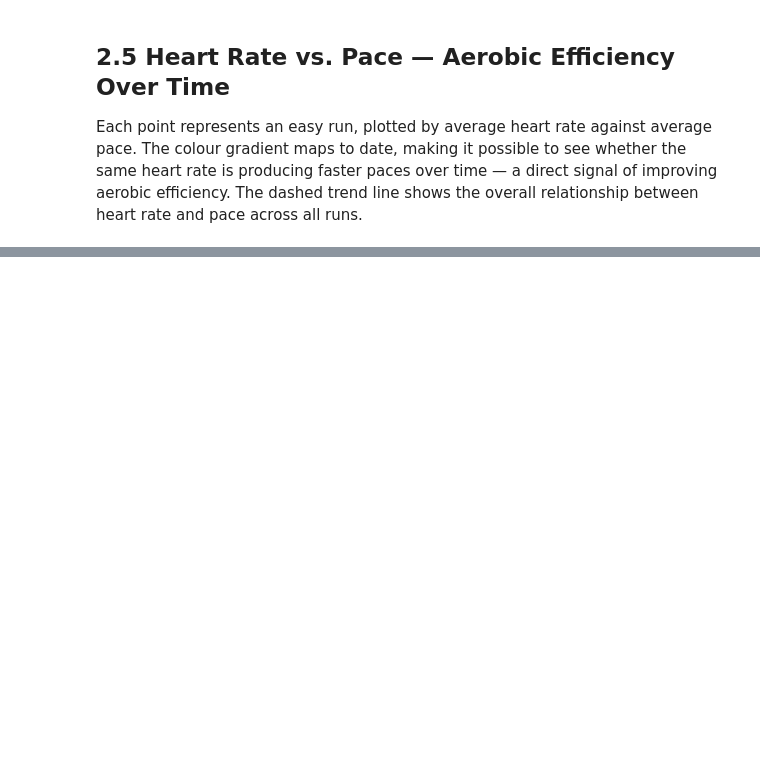
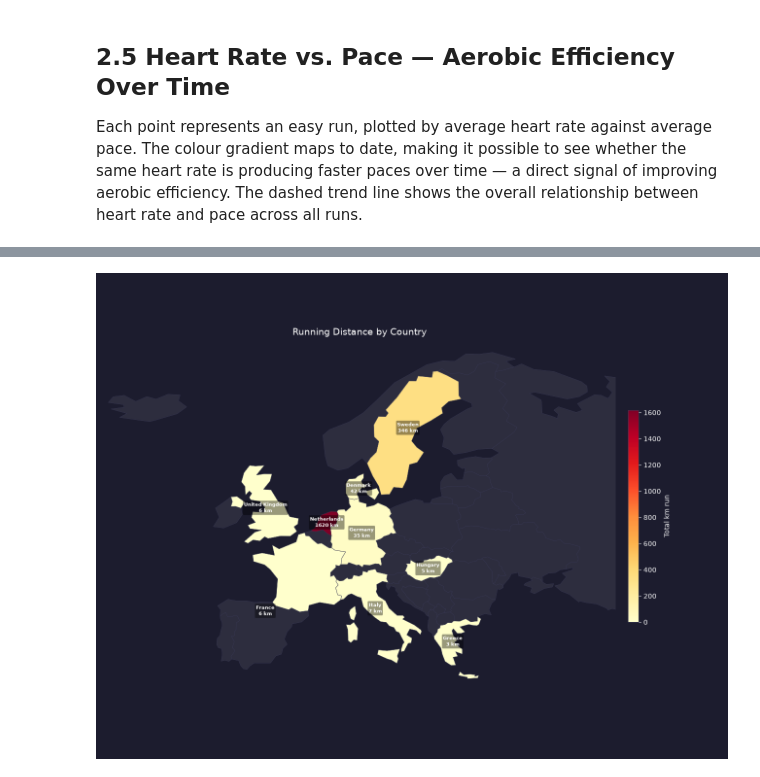
Before and after one commit to PersiFederico/SportAnalytics, a Jupyter notebook: Strava_Analytics.ipynb, the cells around one changed output, grey strips where cells are left out. Cells and saved outputs as stored; diff of their text form; code cells hidden in the pictures; blank space fills up the shorter version.

Commit message:
Added Running Distance by Country

```diff
--- a/Strava_Analytics.ipynb
+++ b/Strava_Analytics.ipynb
@@ -516,0 +501,97 @@ Runs plotted: 150
+# %%
+# Requires: pip install geopandas cartopy
+# cartopy auto-downloads and caches the Natural Earth shapefile on first run
+
+%matplotlib widget
+import os
+import matplotlib.pyplot as plt
+import matplotlib.colors as mcolors
+import matplotlib.cm as cm
+import geopandas as gpd
+import cartopy.io.shapereader as shpreader
+from dotenv import load_dotenv
+load_dotenv()
+
+FIGURES_DIR = os.getenv("FIGURES_DIR")
+os.makedirs(FIGURES_DIR, exist_ok=True)
+
+# ---- Data prep ----
+runs_geo = df[
+    df["start_lat"].notna() & df["start_lng"].notna() &
+    (df["activity_type"] == "Run")
+].copy()
+
+gdf_runs = gpd.GeoDataFrame(
+    runs_geo[["distance", "start_lat", "start_lng"]],
+    geometry=gpd.points_from_xy(runs_geo["start_lng"], runs_geo["start_lat"]),
+    crs="EPSG:4326"
+)
+
+ne_path = shpreader.natural_earth(resolution="110m", category="cultural", name="admin_0_countries")
+world = gpd.read_file(ne_path)[["NAME", "CONTINENT", "geometry"]].rename(
+    columns={"NAME": "name", "CONTINENT": "continent"}
+)
+
+# Reproject to EPSG:3035 for accurate nearest-distance calculation (meters, not degrees)
+gdf_runs_proj = gdf_runs.to_crs("EPSG:3035")
+world_proj    = world[["name", "continent", "geometry"]].to_crs("EPSG:3035")
+
+joined = gpd.sjoin_nearest(gdf_runs_proj, world_proj, how="left")
+joined = joined[joined["continent"] == "Europe"]
+
+country_dist = joined.groupby("name")["distance"].sum().reset_index()
+country_dist.columns = ["name", "total_km"]
+
+# Back to EPSG:4326 for plotting
+europe = world[world["continent"] == "Europe"].copy()
+europe = europe.merge(country_dist, on="name", how="left")
+europe["total_km"] = europe["total_km"].fillna(0)
+
+# ---- Plot ----
+BG      = "#1C1C2E"
+NO_DATA = "#2D2D3E"
+EDGE    = "#3A3A55"
+
+visited = europe[europe["total_km"] > 0]
+vmax    = visited["total_km"].max() if len(visited) > 0 else 1
+norm    = mcolors.Normalize(vmin=0, vmax=vmax)
+
+fig, ax = plt.subplots(figsize=(13, 10))
+fig.patch.set_facecolor(BG)
+ax.set_facecolor(BG)
+
+europe[europe["total_km"] == 0].plot(ax=ax, color=NO_DATA, edgecolor=EDGE, linewidth=0.5)
+
+if len(visited) > 0:
+    visited.plot(ax=ax, column="total_km", cmap="YlOrRd", norm=norm,
+                 edgecolor=EDGE, linewidth=0.5)
+
+    sm = cm.ScalarMappable(cmap="YlOrRd", norm=norm)
+    sm.set_array([])
+    cbar = fig.colorbar(sm, ax=ax, shrink=0.45, pad=0.02, aspect=20)
+    cbar.set_label("Total km run", color="white", fontsize=10)
+    cbar.ax.yaxis.set_tick_params(color="white")
+    plt.setp(cbar.ax.yaxis.get_ticklabels(), color="white")
+    cbar.outline.set_edgecolor(EDGE)
+
+    for _, row in visited.iterrows():
+        centroid = row.geometry.centroid
+        ax.annotate(
+            f"{row['name']}\n{row['total_km']:.0f} km",
+            xy=(centroid.x, centroid.y),
+            ha="center", va="center",
+            fontsize=7.5, color="white", fontweight="bold",
+            bbox=dict(boxstyle="round,pad=0.2", facecolor="black", alpha=0.4, edgecolor="none")
+        )
+
+ax.set_xlim(-25, 45)
+ax.set_ylim(34, 72)
+ax.set_axis_off()
+ax.set_title("Running Distance by Country", fontsize=14, color="white", pad=15)
+
+plt.tight_layout()
+fig.savefig(os.path.join(FIGURES_DIR, "2-6_europe_running_map.png"), dpi=150,
+            facecolor=fig.get_facecolor())
+plt.show()
+# %% [output]
+[figure, added]
```
Also changed, not shown: parts of 7 cells of this notebook, 1 other file.
